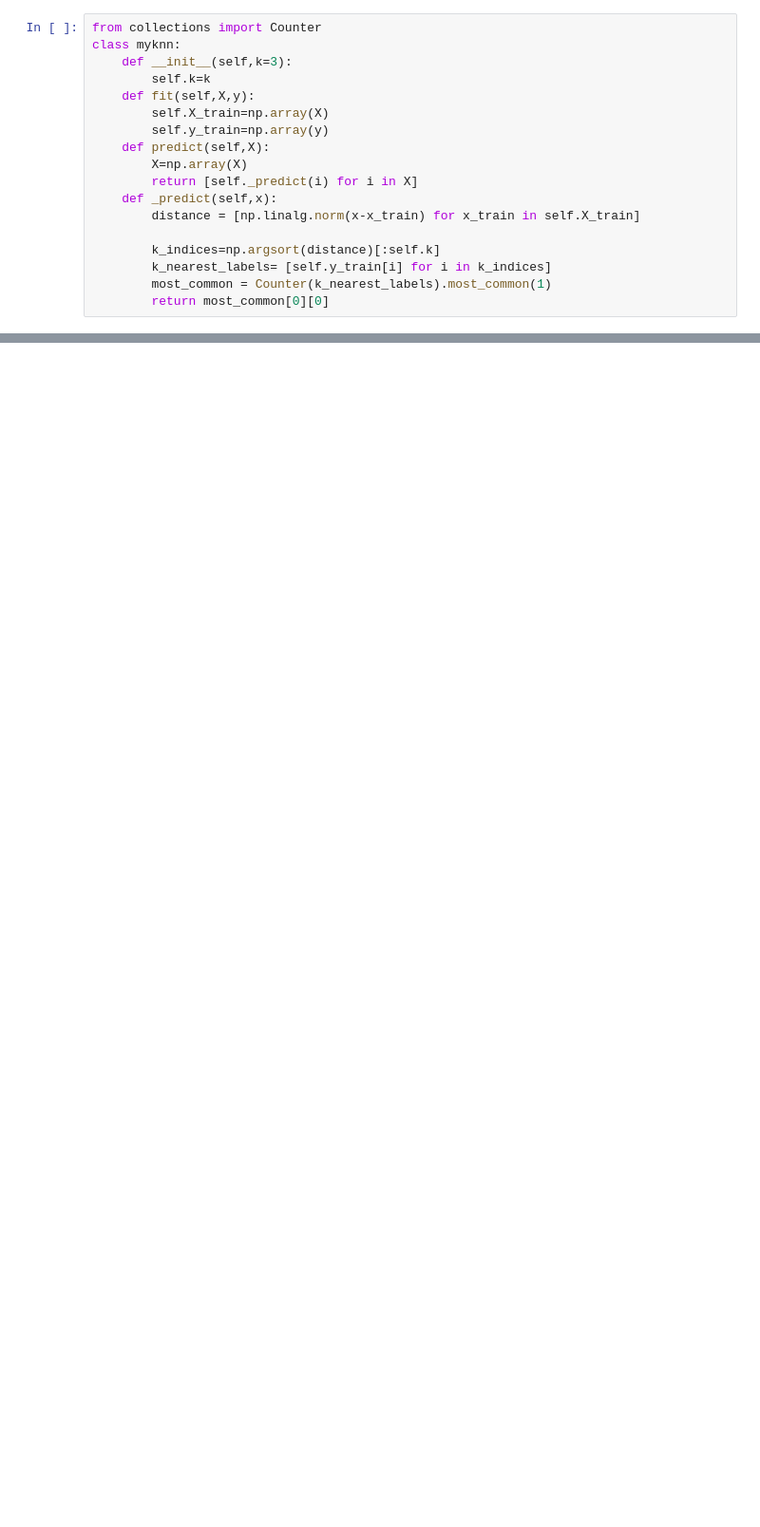
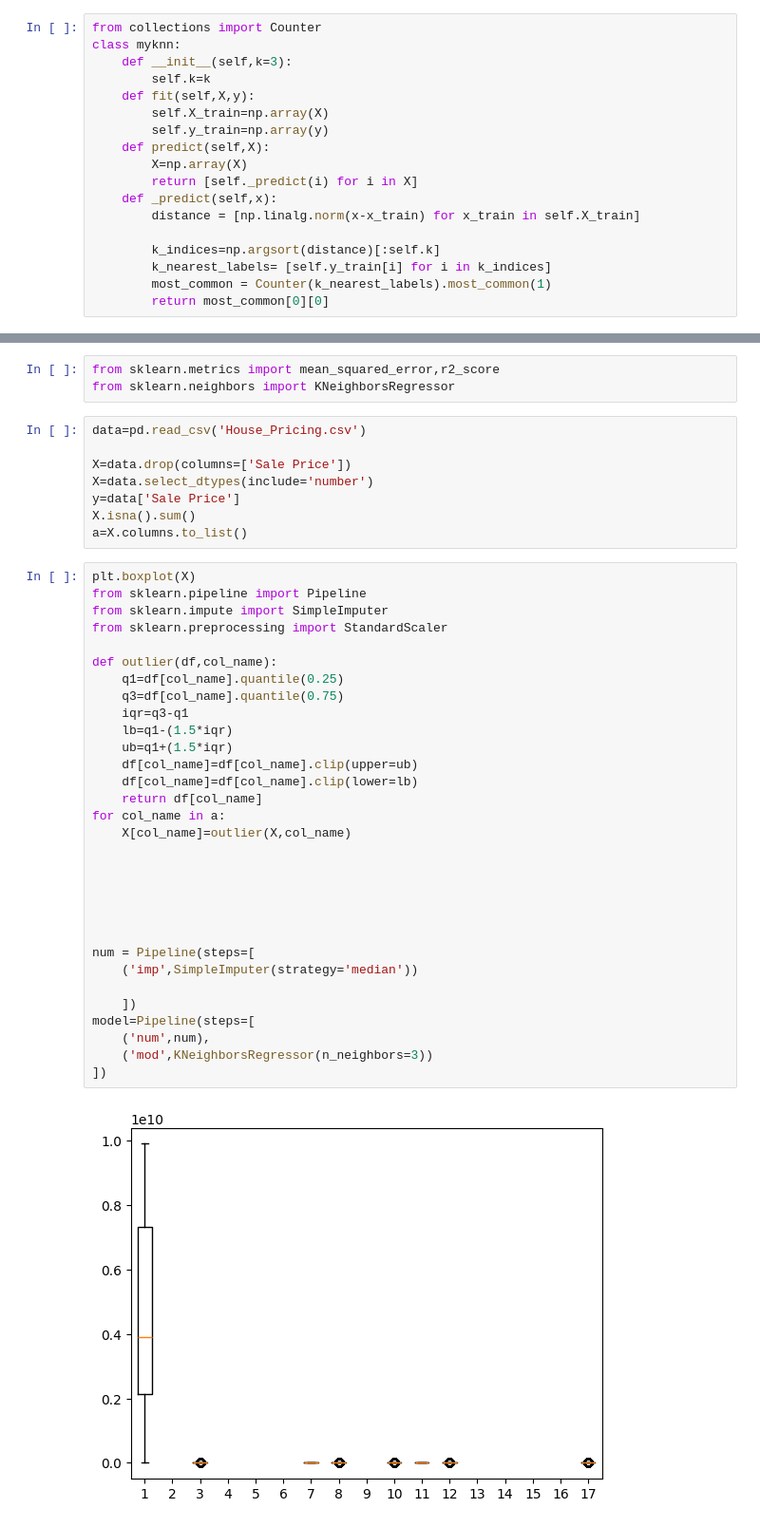
Before and after one commit to shebin09/aiml, a Jupyter notebook: algorithms/knn.ipynb, the cells around one changed output, grey strips where cells are left out. Shown at 95% size. Saved outputs shown, nothing was run; the diff lists cells and outputs as text; blank space fills up the shorter version.

```diff
--- a/algorithms/knn.ipynb
+++ b/algorithms/knn.ipynb
@@ -96,0 +110,44 @@ plt.show()
+# %%
+from sklearn.metrics import mean_squared_error,r2_score
+from sklearn.neighbors import KNeighborsRegressor
+# %%
+data=pd.read_csv('House_Pricing.csv')
+
+X=data.drop(columns=['Sale Price'])
+X=data.select_dtypes(include='number')
+y=data['Sale Price']
+X.isna().sum()
+a=X.columns.to_list()
+# %%
+plt.boxplot(X)
+from sklearn.pipeline import Pipeline
+from sklearn.impute import SimpleImputer
+from sklearn.preprocessing import StandardScaler
+
+def outlier(df,col_name):
+    q1=df[col_name].quantile(0.25)
+    q3=df[col_name].quantile(0.75)
+    iqr=q3-q1
+    lb=q1-(1.5*iqr)
+    ub=q1+(1.5*iqr)
+    df[col_name]=df[col_name].clip(upper=ub)
+    df[col_name]=df[col_name].clip(lower=lb)
+    return df[col_name]
+for col_name in a:
+    X[col_name]=outlier(X,col_name)
+
+
+
+
+
+
+num = Pipeline(steps=[
+    ('imp',SimpleImputer(strategy='median'))
+
+    ])
+model=Pipeline(steps=[
+    ('num',num),
+    ('mod',KNeighborsRegressor(n_neighbors=3))
+])
+# %% [output]
+[figure, added]
```
Also changed, not shown: parts of 19 cells of this notebook, 4 other files.
